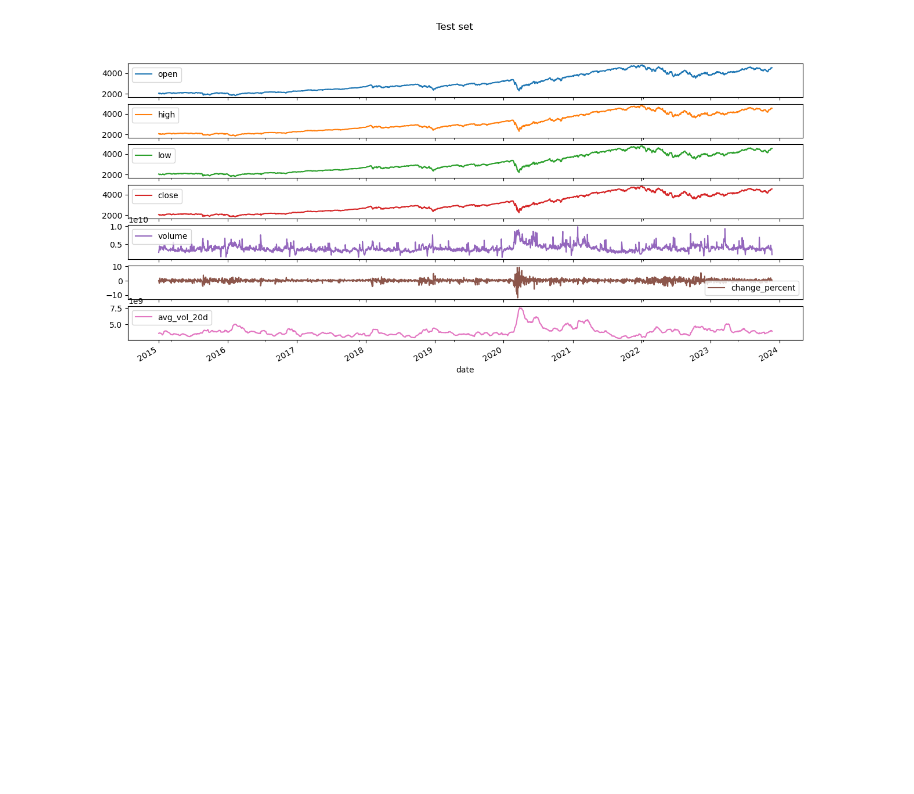
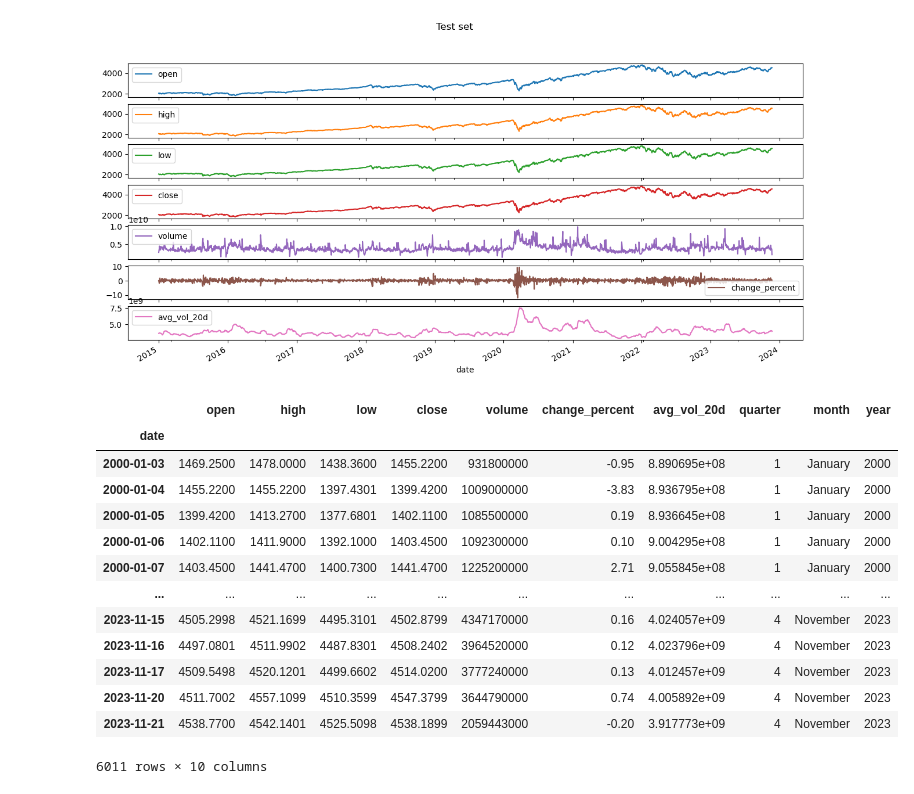
Before and after one commit to karla-mond/stockPred-Mex, a Jupyter notebook: tsf_xgboost.ipynb, the cells around one changed output. Saved outputs shown, nothing was run; the diff lists cells and outputs as text; code cells hidden in the pictures; blank space fills up the shorter version.

```diff
--- a/tsf_xgboost.ipynb
+++ b/tsf_xgboost.ipynb
@@ -108,0 +115,18 @@ plt.show()
+# %%
+df = addFeatures(df)
+df
+# %% [output]
+|  | open | high | low | close | volume | change_percent | avg_vol_20d | quarter | month | year |
+| date |  |  |  |  |  |  |  |  |  |  |
+| 2000-01-03 | 1469.2500 | 1478.0000 | 1438.3600 | 1455.2200 | 931800000 | -0.95 | 8.890695e+08 | 1 | January | 2000 |
+| 2000-01-04 | 1455.2200 | 1455.2200 | 1397.4301 | 1399.4200 | 1009000000 | -3.83 | 8.936795e+08 | 1 | January | 2000 |
+| 2000-01-05 | 1399.4200 | 1413.2700 | 1377.6801 | 1402.1100 | 1085500000 | 0.19 | 8.936645e+08 | 1 | January | 2000 |
+| 2000-01-06 | 1402.1100 | 1411.9000 | 1392.1000 | 1403.4500 | 1092300000 | 0.10 | 9.004295e+08 | 1 | January | 2000 |
+| 2000-01-07 | 1403.4500 | 1441.4700 | 1400.7300 | 1441.4700 | 1225200000 | 2.71 | 9.055845e+08 | 1 | January | 2000 |
+| ... | ... | ... | ... | ... | ... | ... | ... | ... | ... | ... |
+| 2023-11-15 | 4505.2998 | 4521.1699 | 4495.3101 | 4502.8799 | 4347170000 | 0.16 | 4.024057e+09 | 4 | November | 2023 |
+| 2023-11-16 | 4497.0801 | 4511.9902 | 4487.8301 | 4508.2402 | 3964520000 | 0.12 | 4.023796e+09 | 4 | November | 2023 |
+| 2023-11-17 | 4509.5498 | 4520.1201 | 4499.6602 | 4514.0200 | 3777240000 | 0.13 | 4.012457e+09 | 4 | November | 2023 |
+| 2023-11-20 | 4511.7002 | 4557.1099 | 4510.3599 | 4547.3799 | 3644790000 | 0.74 | 4.005892e+09 | 4 | November | 2023 |
+| 2023-11-21 | 4538.7700 | 4542.1401 | 4525.5098 | 4538.1899 | 2059443000 | -0.20 | 3.917773e+09 | 4 | November | 2023 |
+6011 rows × 10 columns
```
Also changed, not shown: parts of 3 cells of this notebook.
